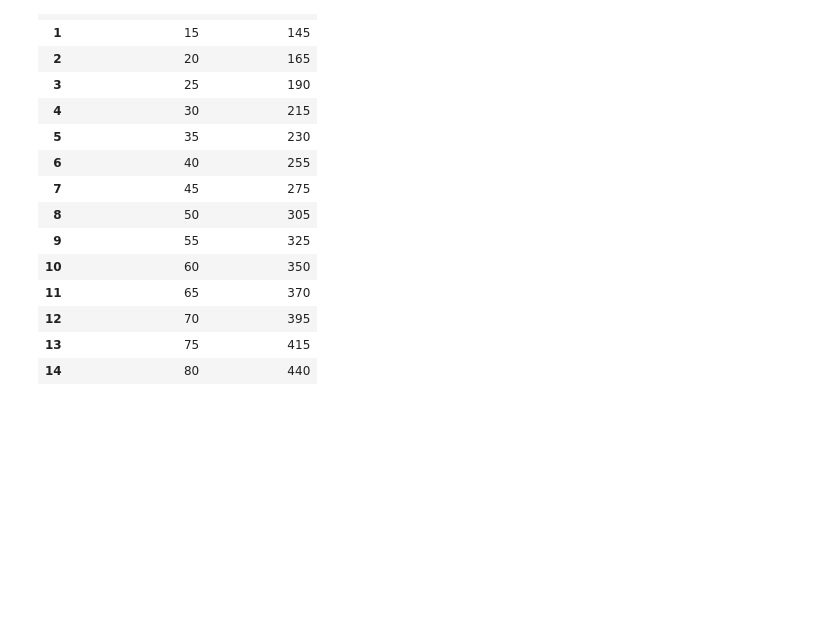
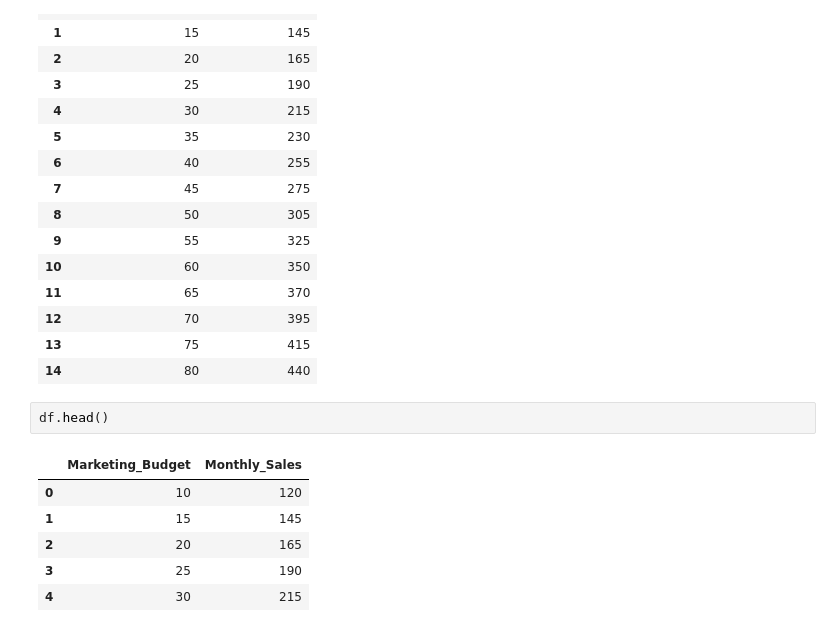
Before and after one commit to j05h777/SSPU, a Jupyter notebook: MLT/practical/practical2/practical2.ipynb, the cells around one changed output. Drawn from its saved outputs; the diff is of its cells as text; blank space fills up the shorter version.

```diff
--- a/MLT/practical/practical2/practical2.ipynb
+++ b/MLT/practical/practical2/practical2.ipynb
@@ -32,3 +32,12 @@ df
 | 12 | 70 | 395 |
 | 13 | 75 | 415 |
 | 14 | 80 | 440 |
+# %%
+df.head()
+# %% [output]
+|  | Marketing_Budget | Monthly_Sales |
+| 0 | 10 | 120 |
+| 1 | 15 | 145 |
+| 2 | 20 | 165 |
+| 3 | 25 | 190 |
+| 4 | 30 | 215 |
```
Also changed, not shown: parts of 16 cells of this notebook, 1 other file.
